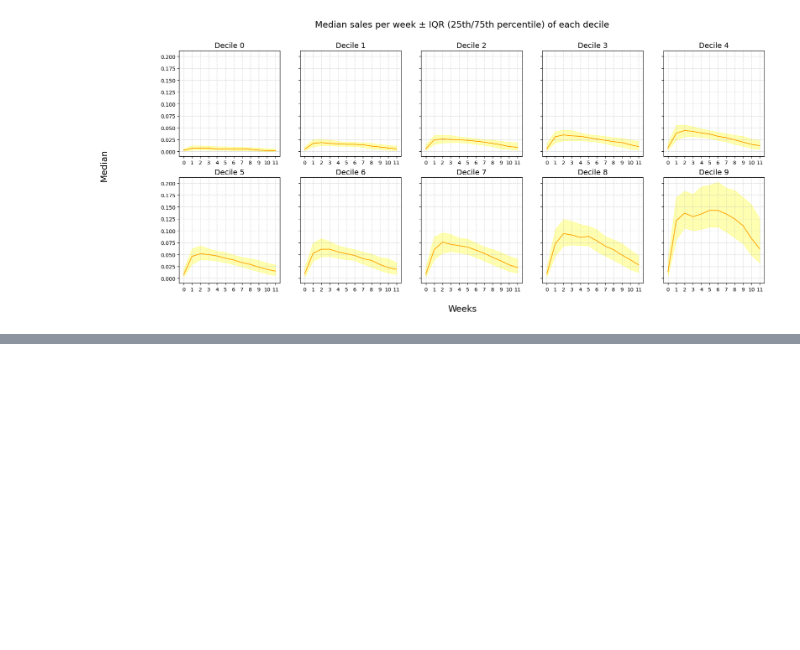
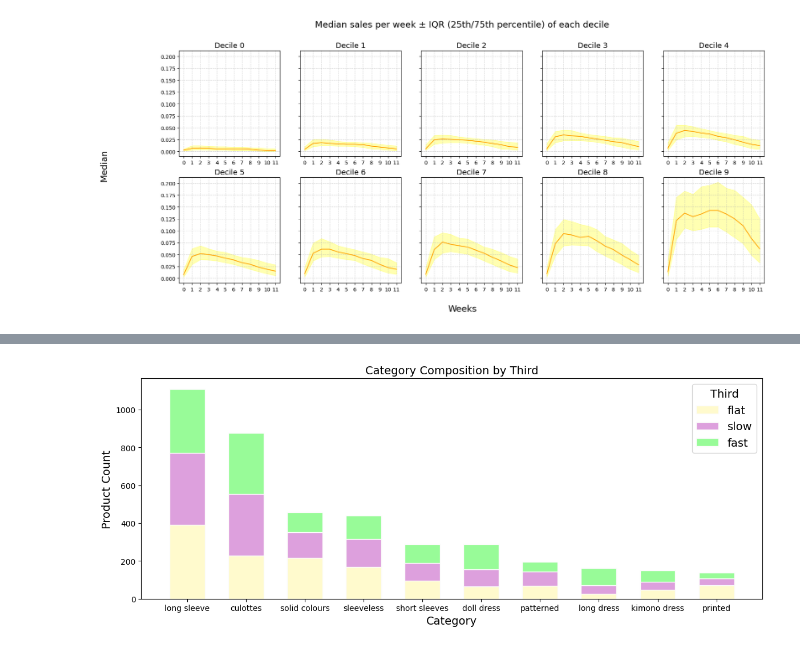
Before and after one commit to martadossantos/product-sales, a Jupyter notebook: sales.ipynb, the cells around one changed output, grey strips where cells are left out. Saved outputs shown, nothing was run; the diff lists cells and outputs as text; code cells hidden in the pictures; blank space fills up the shorter version.

```diff
--- a/sales.ipynb
+++ b/sales.ipynb
@@ -158,0 +245,23 @@ plt.show()
+# %%
+categories = sorted(df['category'].unique())
+counts = df.groupby(['category', 'thirds'], observed=True).size().unstack(fill_value=0).reindex(columns=thirds_order)
+top_categories = counts.sum(axis=1).nlargest(10).index
+counts = counts.loc[top_categories]
+
+fig, ax = plt.subplots(figsize=(12, 5))
+
+bottom = np.zeros(len(counts))
+for third in thirds_order:
+    ax.bar(counts.index, counts[third], bottom=bottom, label=third,
+           color=thirds_colors[third], edgecolor='#fcfcfb', linewidth=1, width=0.6)
+    bottom += counts[third].values
+
+ax.set_xlabel('Category')
+ax.set_ylabel('Product Count')
+ax.set_title('Category Composition by Third')
+ax.legend(title='Third')
+
+plt.tight_layout()
+plt.show()
+# %% [output]
+[figure, added]
```
Also changed, not shown: parts of 6 cells of this notebook, 1 other file.
